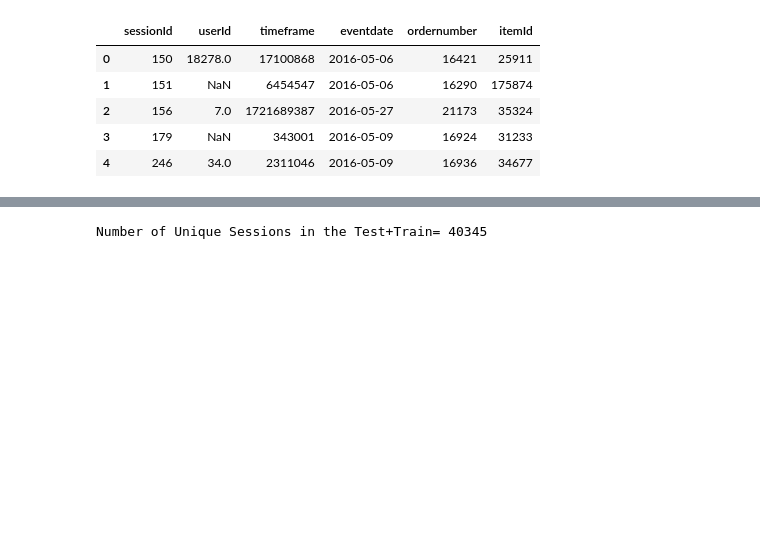
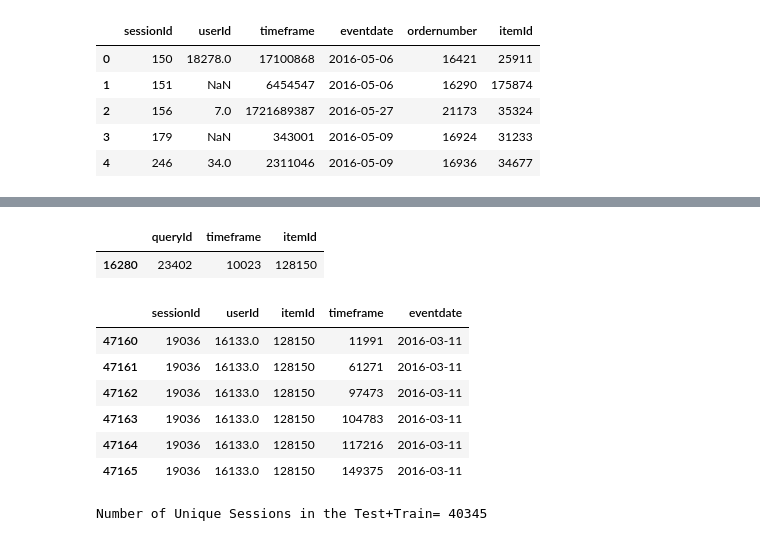
Before and after one commit to abindhar/CSCE-670---COURSE-PROJECT, a Jupyter notebook: src/GraphEmbedding.ipynb, the cells around one changed output, grey strips where cells are left out. Drawn from its saved outputs; the diff is of its cells as text; code cells hidden in the pictures; blank space fills up the shorter version.

```diff
--- a/src/GraphEmbedding.ipynb
+++ b/src/GraphEmbedding.ipynb
@@ -130,3 +153,18 @@ Test_data= combined_data.loc[combined_data['is.test']==True]
+# %%
+train_clicks.loc[train_clicks['queryId']==23402]
+# %% [output]
+|  | queryId | timeframe | itemId |
+| 16280 | 23402 | 10023 | 128150 |
+# %%
+train_item_views.loc[train_item_views['sessionId']==19036]
+# %% [output]
+|  | sessionId | userId | itemId | timeframe | eventdate |
+| 47160 | 19036 | 16133.0 | 128150 | 11991 | 2016-03-11 |
+| 47161 | 19036 | 16133.0 | 128150 | 61271 | 2016-03-11 |
+| 47162 | 19036 | 16133.0 | 128150 | 97473 | 2016-03-11 |
+| 47163 | 19036 | 16133.0 | 128150 | 104783 | 2016-03-11 |
+| 47164 | 19036 | 16133.0 | 128150 | 117216 | 2016-03-11 |
+| 47165 | 19036 | 16133.0 | 128150 | 149375 | 2016-03-11 |
 # %%
 #Some stats
 #Number of Unique Sessions in the Test_+Train = 40345
```
Also changed, not shown: parts of 29 cells of this notebook.
